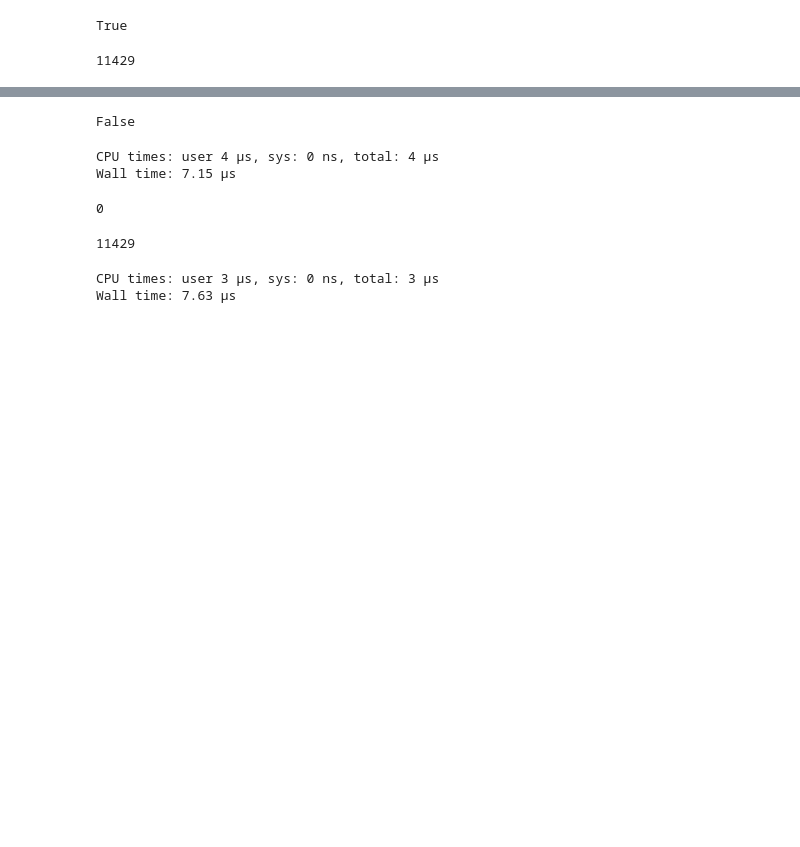
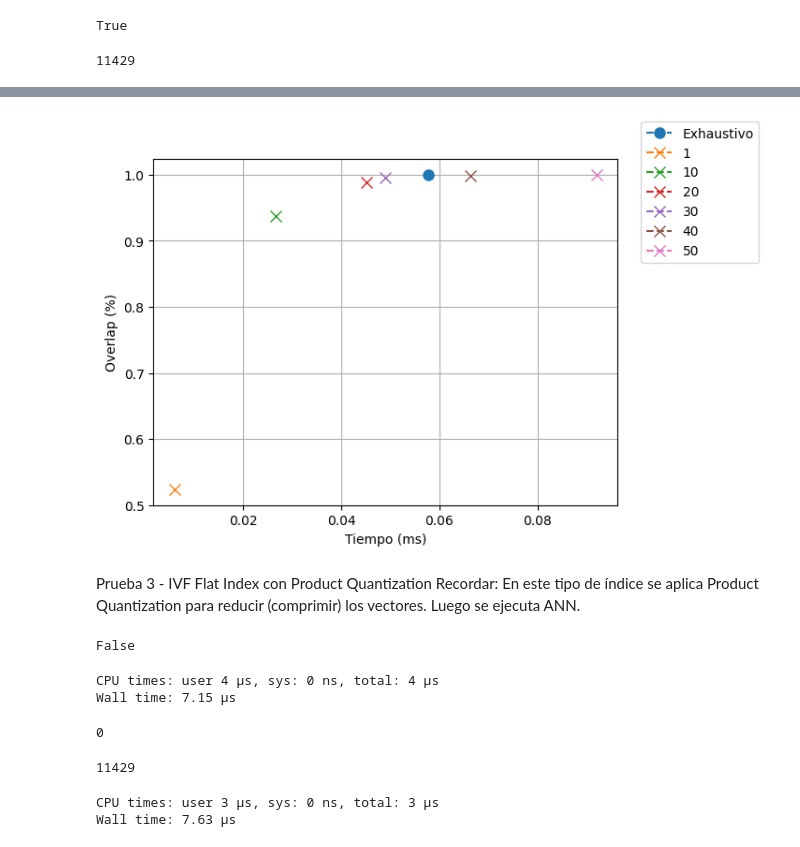
Before and after one commit to tolosoft/UNPAEI2024_AIREDMv2, a Jupyter notebook: src/04-Dense Retrieval.ipynb, the cells around one changed output, grey strips where cells are left out. Drawn from its saved outputs; the diff is of its cells as text; code cells hidden in the pictures; blank space fills up the shorter version.

```diff
--- a/src/04-Dense Retrieval.ipynb
+++ b/src/04-Dense Retrieval.ipynb
@@ -213,0 +228,3 @@ indexIVFPQ = faiss.IndexIVFPQ(quantizer, d, nlist, m, bits)
+# %%
+query_vectors = np.array(vaswani_query_embeddings)  # Todos los queries
+query_vectors.shape
@@ -213,0 +244,8 @@ indexIVFPQ = faiss.IndexIVFPQ(quantizer, d, nlist, m, bits)
+# %%
+indexIVFFlat.nprobe = 10
+t0 = timeit.default_timer()
+DIVFFlat, rsIVFFlat = indexIVFFlat.search(query_vectors, k)  # Búsqueda en índice flat (particionado)
+t1 = timeit.default_timer()
+#
+tiempo_nprobe10 = t1-t0
+print(f"Elapsed time (nprobe=10): {tiempo_nprobe10} ms")
@@ -213,0 +254,22 @@ indexIVFPQ = faiss.IndexIVFPQ(quantizer, d, nlist, m, bits)
+# %%
+# Tradeoff tiempo/overlap entre índice flat exhaustivo y particionado
+search_times    = [tiempo_exhaustivo]
+search_overlaps = [1]
+labels = ["Exhaustivo"]
+#
+for nprobe in [1, 10, 20, 30, 40, 50]:
+    indexIVFFlat.nprobe = nprobe
+    t0 = timeit.default_timer()
+    DIVFFlat, rsIVFFlat = indexIVFFlat.search(query_vectors, k)  # Búsqueda en índice flat (particionado)
+    t1 = timeit.default_timer()
+    # Agrego el tiempo y una etiqueta (nprobe)
+    search_times.append(t1-t0)
+    labels.append(str(nprobe))
+    #
+    # Calculo overlap promedio para todas las consultas
+    tmp_overlaps = []
+    for i, x in enumerate(rsFlat):
+        rs_i1 = set(rsFlat[i])
+        rs_i2 = set(rsIVFFlat[i])
+        tmp_overlaps.append(len(rs_i1.intersection(rs_i2))/len(rs_i1))
+    search_overlaps.append(np.mean(tmp_overlaps))
@@ -213,0 +280,14 @@ indexIVFPQ = faiss.IndexIVFPQ(quantizer, d, nlist, m, bits)
+# %%
+import matplotlib.pyplot as plt
+markers = ['o--', 'x--', 'x--','x--','x--', 'x--', 'x--']
+for i, codec in enumerate(search_overlaps):
+    plt.plot(search_times[i], search_overlaps[i], markers[i], markersize=8, label=labels[i])
+#
+plt.grid()
+plt.xlabel("Tiempo (ms)")
+plt.ylabel("Overlap (%)")
+#
+plt.legend(loc=(1.05, 0.7))
+plt.show()
+# %% [output]
+[figure, added]
@@ -213,0 +296,3 @@ indexIVFPQ = faiss.IndexIVFPQ(quantizer, d, nlist, m, bits)
+# %% [markdown]
+Prueba 3 - IVF Flat Index con Product Quantization
+Recordar: En este tipo de índice se aplica Product Quantization para reducir (comprimir) los vectores. Luego se ejecuta ANN.
```
Also changed, not shown: parts of 41 cells of this notebook.
